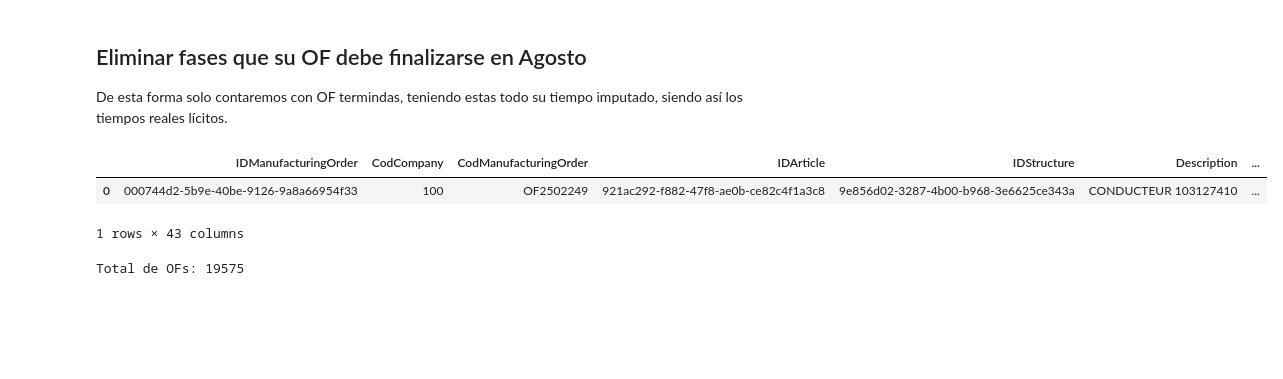
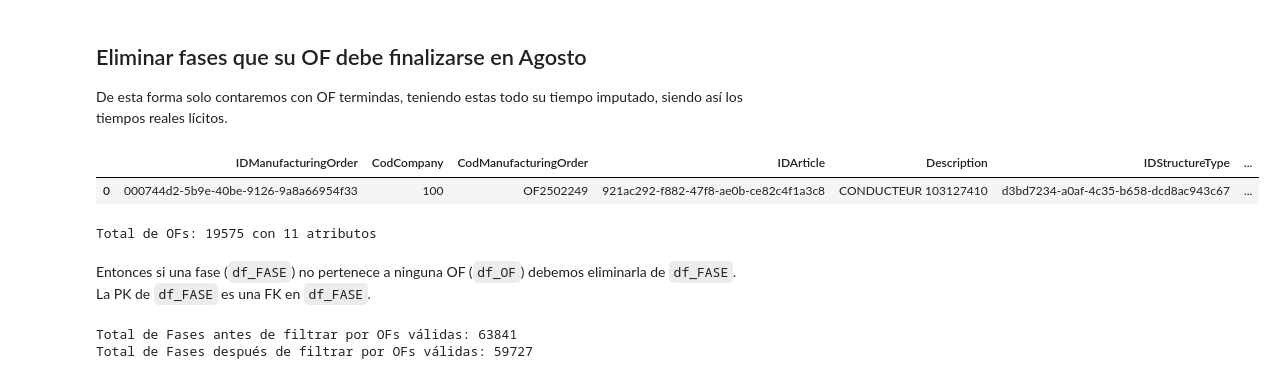
Before and after one commit to muntrans/TFM, a Jupyter notebook: Tratamiento_Datos_FASES.ipynb, the cells around one changed output. Drawn from its saved outputs; the diff is of its cells as text; code cells hidden in the pictures; blank space fills up the shorter version.

```diff
--- a/Tratamiento_Datos_FASES.ipynb
+++ b/Tratamiento_Datos_FASES.ipynb
@@ -227,11 +275,21 @@ Perfecto, hasta aqui tengo df:
 ## Eliminar fases que su OF debe finalizarse en Agosto
 De esta forma solo contaremos con OF termindas, teniendo estas todo su tiempo imputado, siendo así los tiempos reales lícitos.
 # %%
-df_OF = pd.read_parquet("res//procesed/df_OF_validas.parquet")
+df_OF = pd.read_parquet("res//procesed/df_OF.parquet")
 display(df_OF.head(1))
-print(f"Total de OFs: {df_OF.shape[0]}")
+print(f"Total de OFs: {df_OF.shape[0]} con {df_OF.shape[1]} atributos")
 # %% [output]
-|  | IDManufacturingOrder | CodCompany | CodManufacturingOrder | IDArticle | IDStructure | Description | ... |
-| 0 | 000744d2-5b9e-40be-9126-9a8a66954f33 | 100 | OF2502249 | 921ac292-f882-47f8-ae0b-ce82c4f1a3c8 | 9e856d02-3287-4b00-b968-3e6625ce343a | CONDUCTEUR 103127410 | ... |
+|  | IDManufacturingOrder | CodCompany | CodManufacturingOrder | IDArticle | Description | IDStructureType | ... |
+| 0 | 000744d2-5b9e-40be-9126-9a8a66954f33 | 100 | OF2502249 | 921ac292-f882-47f8-ae0b-ce82c4f1a3c8 | CONDUCTEUR 103127410 | d3bd7234-a0af-4c35-b658-dcd8ac943c67 | ... |
-1 rows × 43 columns
+Total de OFs: 19575 con 11 atributos
-Total de OFs: 19575
+# %% [markdown]
+Entonces si una fase (`df_FASE`) no pertenece a ninguna OF (`df_OF`) debemos eliminarla de `df_FASE`.
+La PK de `df_FASE` es una FK en `df_FASE`.
+# %%
+print(f"Total de Fases antes de filtrar por OFs válidas: {df_FASE.shape[0]}")
+
+df_FASE = df_FASE[df_FASE["IDManufacturingOrder"].isin(df_OF["IDManufacturingOrder"])]
+print(f"Total de Fases después de filtrar por OFs válidas: {df_FASE.shape[0]}")
+# %% [output]
+Total de Fases antes de filtrar por OFs válidas: 63841
+Total de Fases después de filtrar por OFs válidas: 59727
```
Also changed, not shown: parts of 15 cells of this notebook, 6 other files.
